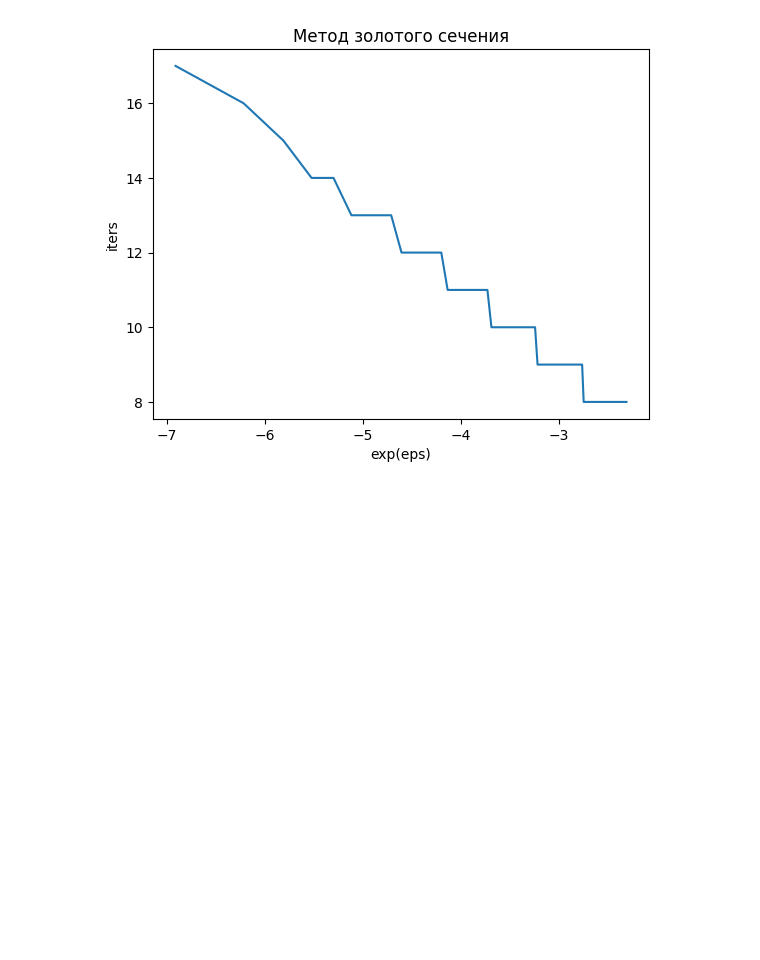
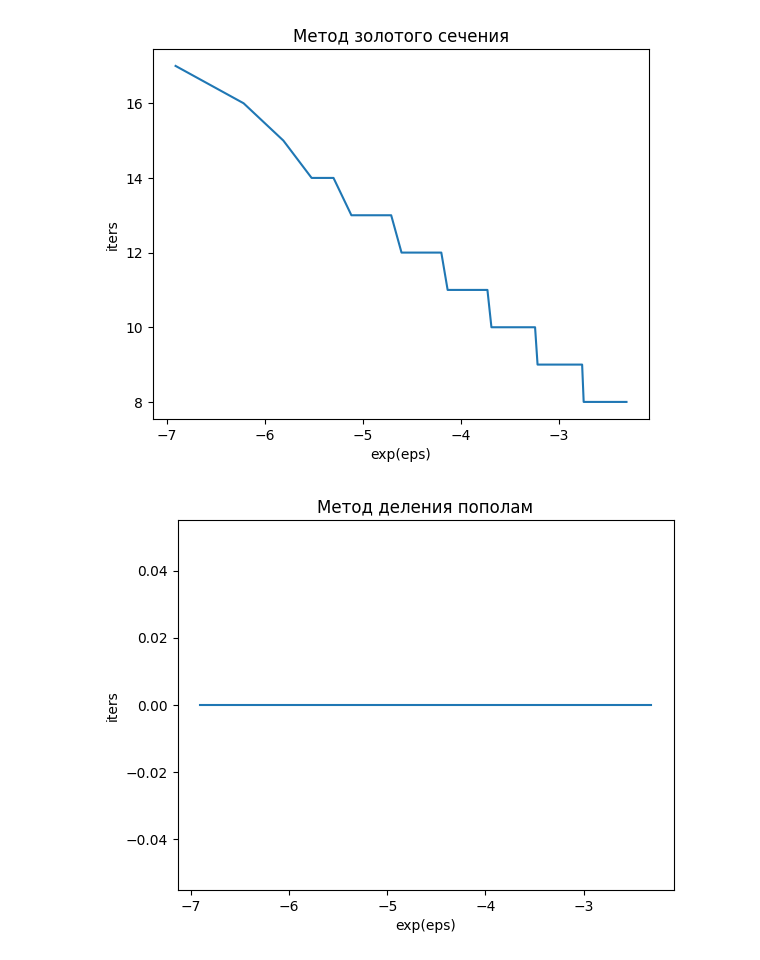
Before and after one commit to Kirillex22/optimization-24, a Jupyter notebook: notebooks/Lab1.ipynb, the cells around one changed output. Saved outputs shown, nothing was run; the diff lists cells and outputs as text; code cells hidden in the pictures; blank space fills up the shorter version.

Commit message:
version to show

```diff
--- a/notebooks/Lab1.ipynb
+++ b/notebooks/Lab1.ipynb
@@ -233,10 +228,12 @@ eps_set = np.arange(0.001, 0.1, 0.001)
 iters_dih = []
 iters_gld = []
 iters_fib = []
+iters_bin = []
 for i in eps_set:
     iters_dih.append(odo.dihotomy(eps = i)[1])
     iters_gld.append(odo.golden_ratio(eps = i)[1])
     iters_fib.append(odo.fibonacci(eps = i)[1])
+    iters_bin.append(odo.binary_division(eps = i)[1])
 # %%
 eps_set = np.log(eps_set)
 # %%
@@ -265,3 +262,11 @@ plt.ylabel("iters")
 plt.show()
 # %% [output]
 [figure]
+# %%
+plt.plot(eps_set, iters_bin)
+plt.title("Метод деления пополам")
+plt.xlabel("exp(eps)")
+plt.ylabel("iters")
+plt.show()
+# %% [output]
+[figure, added]
```
Also changed, not shown: parts of 8 cells of this notebook.
